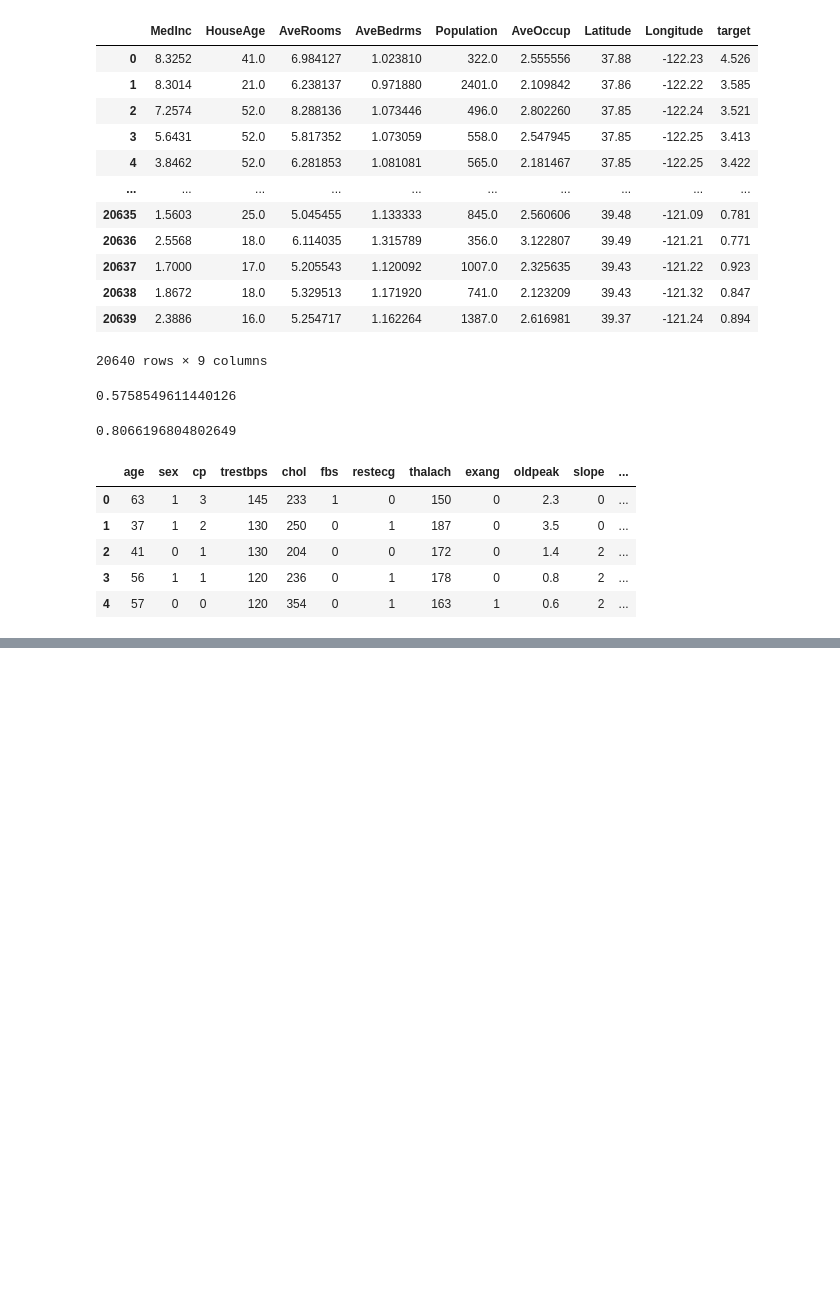
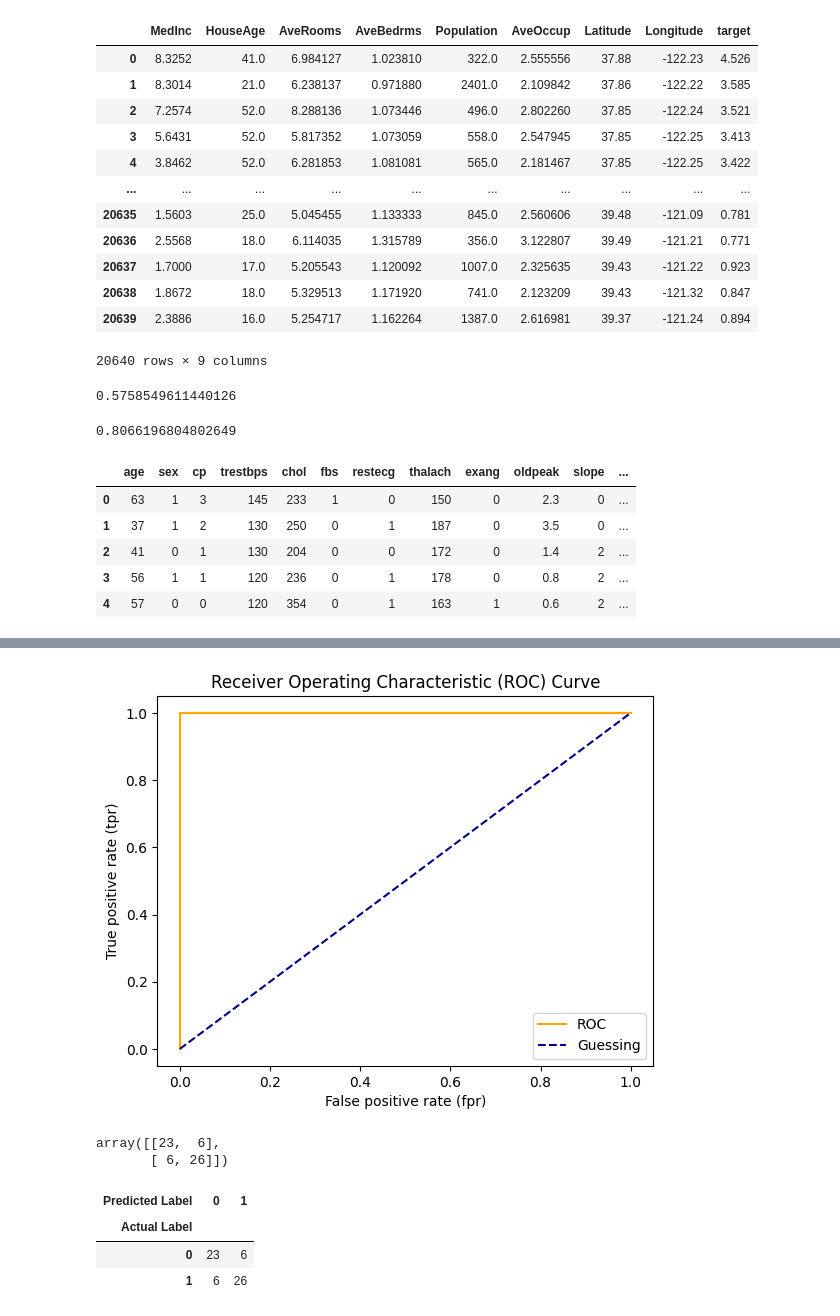
Before and after one commit to dthunn/ml_basics, a Jupyter notebook: sk_laern/sklearn_basics.ipynb, the cells around one changed output, grey strips where cells are left out. Cells and saved outputs as stored; diff of their text form; code cells hidden in the pictures; blank space fills up the shorter version.

```diff
--- a/sk_laern/sklearn_basics.ipynb
+++ b/sk_laern/sklearn_basics.ipynb
@@ -734,0 +937,25 @@ heart_disease.head()
+# %%
+# Plot perfect ROC curve and AUC score
+fpr, tpr, thresholds = roc_curve(y_test, y_test)
+plot_roc_curve(fpr, tpr)
+# %% [output]
+[figure, added]
+# %%
+from sklearn.metrics import confusion_matrix
+
+y_preds = clf.predict(X_test)
+
+confusion_matrix(y_test, y_preds)
+# %% [output]
+array([[23,  6],
+       [ 6, 26]])
+# %%
+pd.crosstab(y_test,
+            y_preds,
+            rownames=["Actual Label"],
+            colnames=["Predicted Label"])
+# %% [output]
+| Predicted Label | 0 | 1 |
+| Actual Label |  |  |
+| 0 | 23 | 6 |
+| 1 | 6 | 26 |
```
Also changed, not shown: parts of 29 cells of this notebook, 1 other file.
